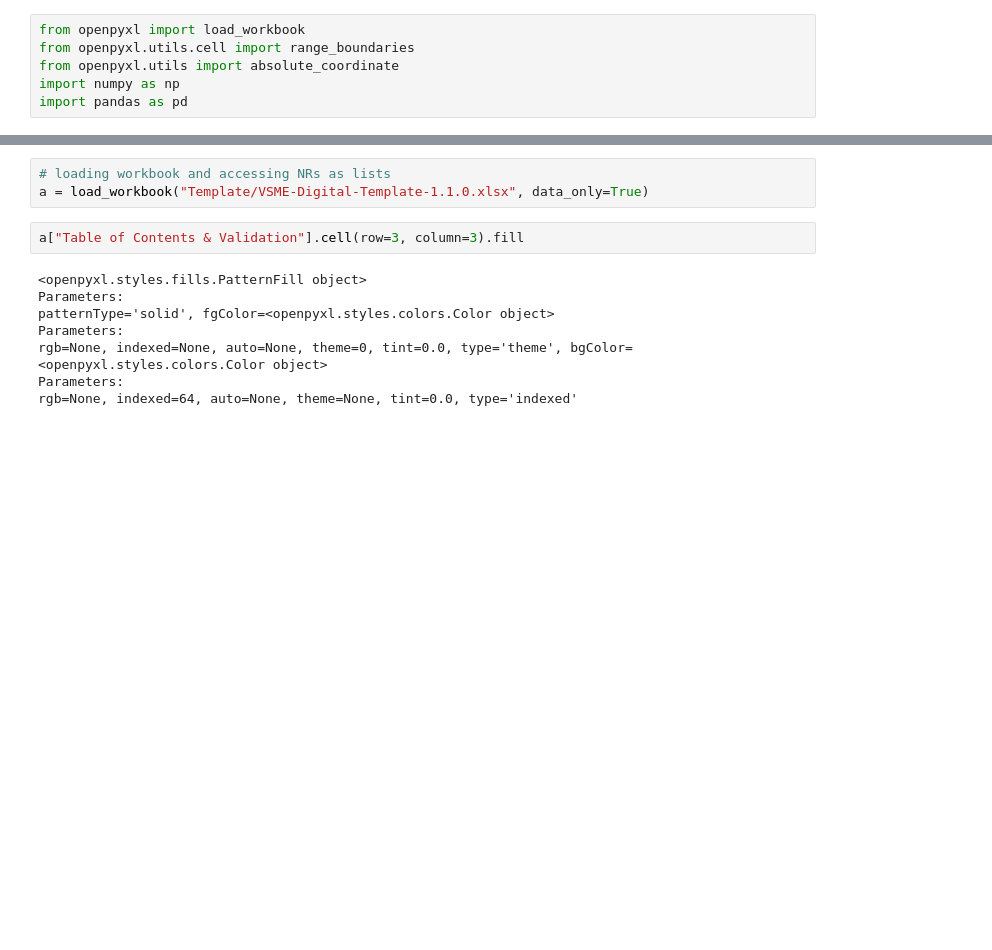
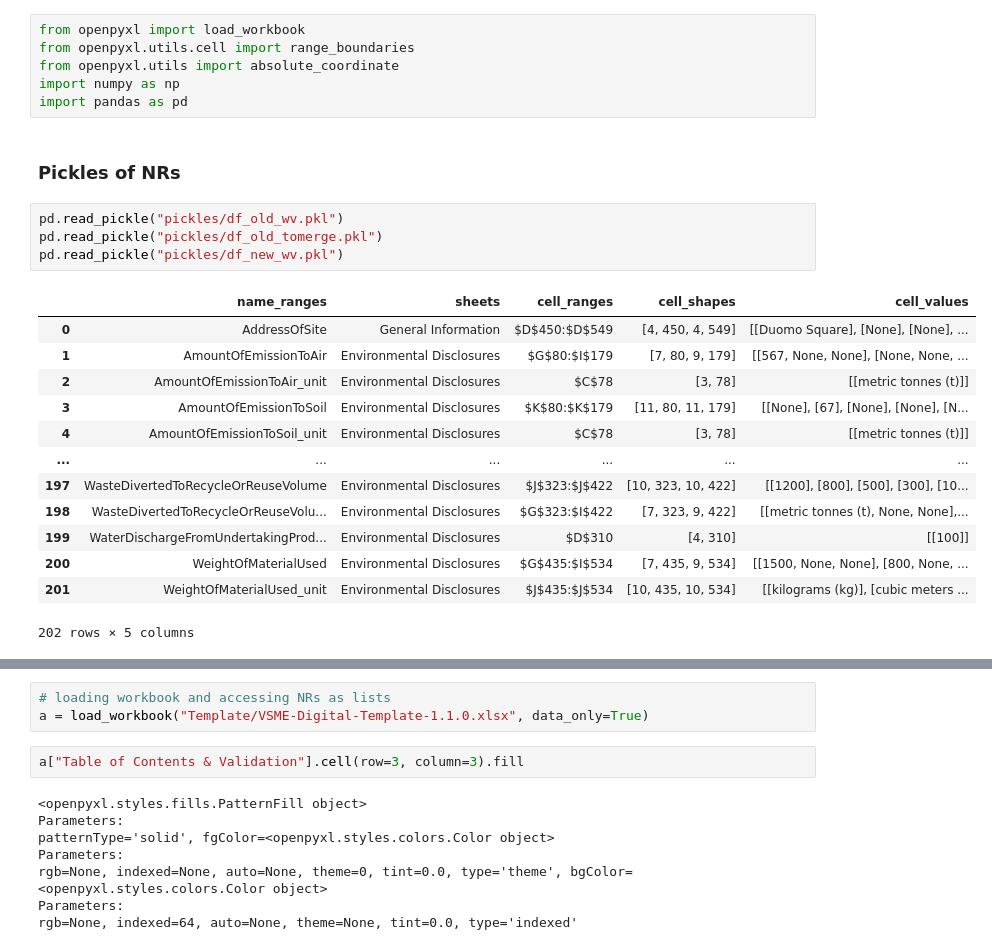
Before and after one commit to andreabaschiera/Data-Migration-Tool, a Jupyter notebook: notebook.ipynb, the cells around one changed output, grey strips where cells are left out. Drawn from its saved outputs; the diff is of its cells as text; blank space fills up the shorter version.

```diff
--- a/notebook.ipynb
+++ b/notebook.ipynb
@@ -4,3 +4,23 @@ from openpyxl.utils.cell import range_boundaries
 from openpyxl.utils import absolute_coordinate
 import numpy as np
 import pandas as pd
+# %% [markdown]
+### Pickles of NRs
+# %%
+pd.read_pickle("pickles/df_old_wv.pkl")
+pd.read_pickle("pickles/df_old_tomerge.pkl")
+pd.read_pickle("pickles/df_new_wv.pkl")
+# %% [output]
+|  | name_ranges | sheets | cell_ranges | cell_shapes | cell_values |
+| 0 | AddressOfSite | General Information | $D$450:$D$549 | [4, 450, 4, 549] | [[Duomo Square], [None], [None], ... |
+| 1 | AmountOfEmissionToAir | Environmental Disclosures | $G$80:$I$179 | [7, 80, 9, 179] | [[567, None, None], [None, None, ... |
+| 2 | AmountOfEmissionToAir_unit | Environmental Disclosures | $C$78 | [3, 78] | [[metric tonnes (t)]] |
+| 3 | AmountOfEmissionToSoil | Environmental Disclosures | $K$80:$K$179 | [11, 80, 11, 179] | [[None], [67], [None], [None], [N... |
+| 4 | AmountOfEmissionToSoil_unit | Environmental Disclosures | $C$78 | [3, 78] | [[metric tonnes (t)]] |
+| ... | ... | ... | ... | ... | ... |
+| 197 | WasteDivertedToRecycleOrReuseVolume | Environmental Disclosures | $J$323:$J$422 | [10, 323, 10, 422] | [[1200], [800], [500], [300], [10... |
+| 198 | WasteDivertedToRecycleOrReuseVolu... | Environmental Disclosures | $G$323:$I$422 | [7, 323, 9, 422] | [[metric tonnes (t), None, None],... |
+| 199 | WaterDischargeFromUndertakingProd... | Environmental Disclosures | $D$310 | [4, 310] | [[100]] |
+| 200 | WeightOfMaterialUsed | Environmental Disclosures | $G$435:$I$534 | [7, 435, 9, 534] | [[1500, None, None], [800, None, ... |
+| 201 | WeightOfMaterialUsed_unit | Environmental Disclosures | $J$435:$J$534 | [10, 435, 10, 534] | [[kilograms (kg)], [cubic meters ... |
+202 rows × 5 columns
```
Also changed, not shown: parts of 2 cells of this notebook, 1 other file.
